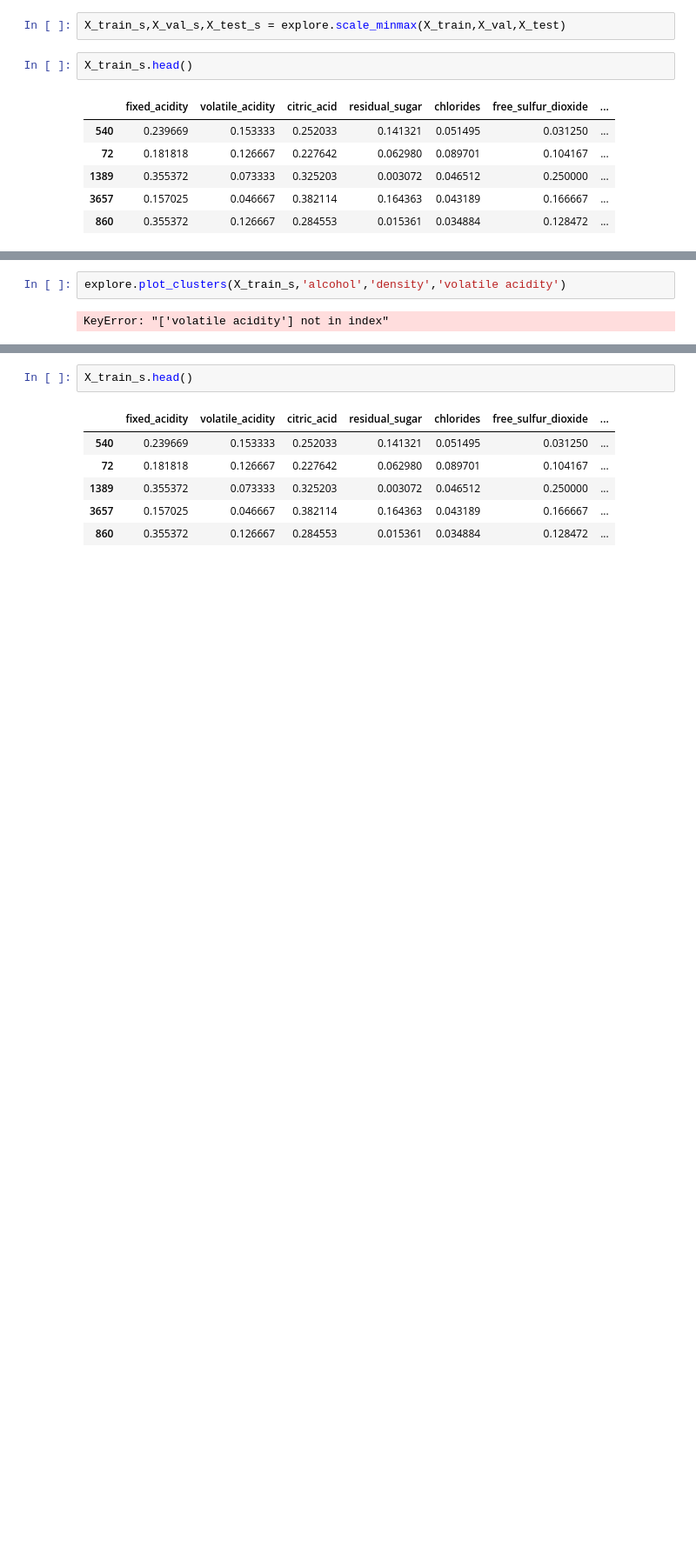
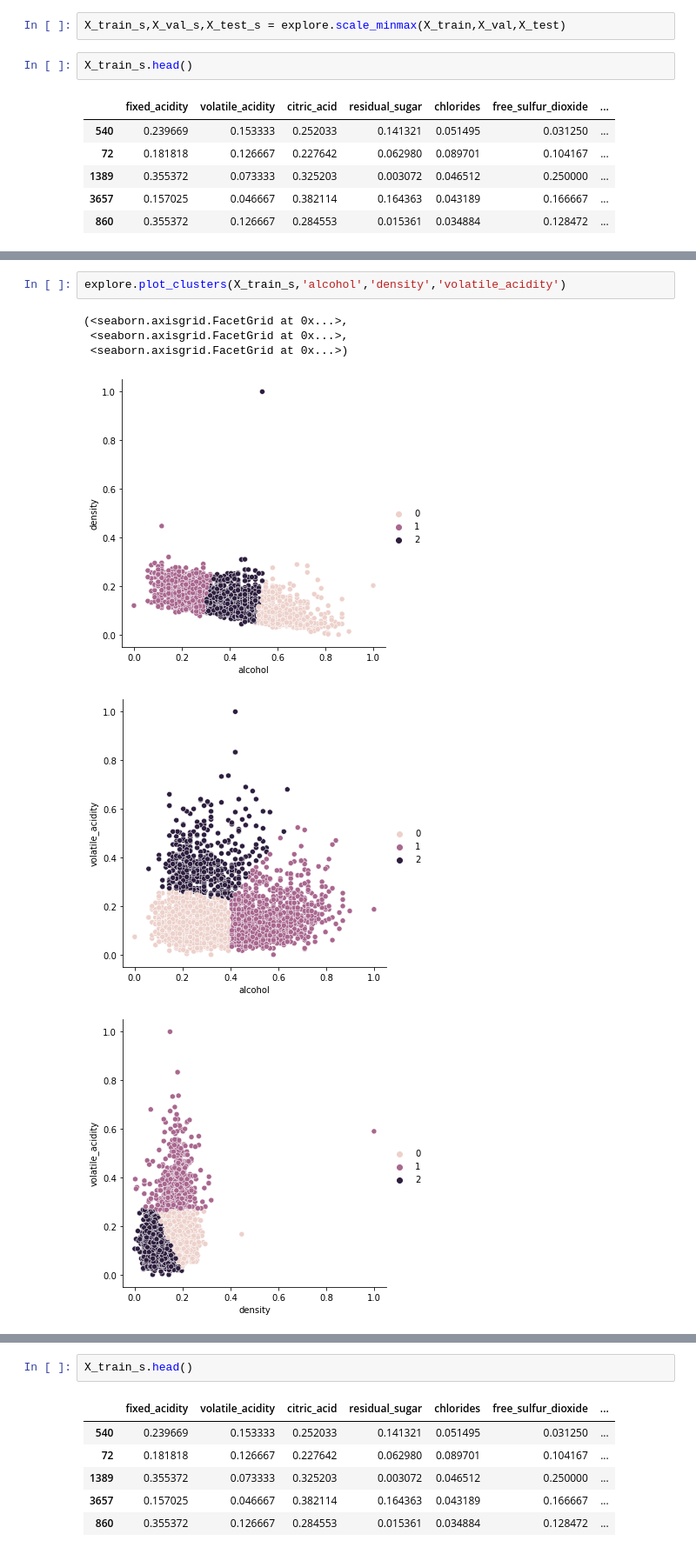
Before and after one commit to richiepmeyer/wine_quality, a Jupyter notebook: scratch_rm.ipynb, the cells around one changed output, grey strips where cells are left out. Shown: that part at 87% size. Saved outputs shown, nothing was run; the diff lists cells and outputs as text; blank space fills up the shorter version.

```diff
--- a/scratch_rm.ipynb
+++ b/scratch_rm.ipynb
@@ -88,8 +114,13 @@ alcohol                 0.441490
 quality                 1.000000
 Name: quality, dtype: float64
 # %%
-explore.plot_clusters(X_train_s,'alcohol','density','volatile acidity')
+explore.plot_clusters(X_train_s,'alcohol','density','volatile_acidity')
 # %% [output]
-KeyError: "['volatile acidity'] not in index"
+(<seaborn.axisgrid.FacetGrid at 0x...>,
+ <seaborn.axisgrid.FacetGrid at 0x...>,
+ <seaborn.axisgrid.FacetGrid at 0x...>)
+[figure, added]
+[figure, added]
+[figure, added]
 # %%
 X_train_s,X_val_s,X_test= explore.cluster_Xsets(X_train_s,X_val_s,X_test,
```
Also changed, not shown: parts of 33 cells of this notebook, 2 other files.
